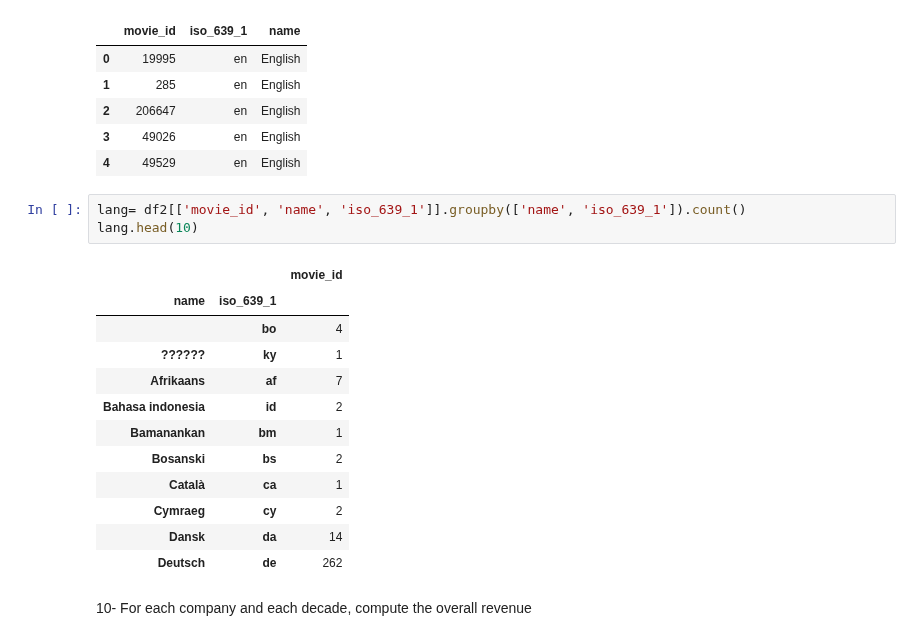
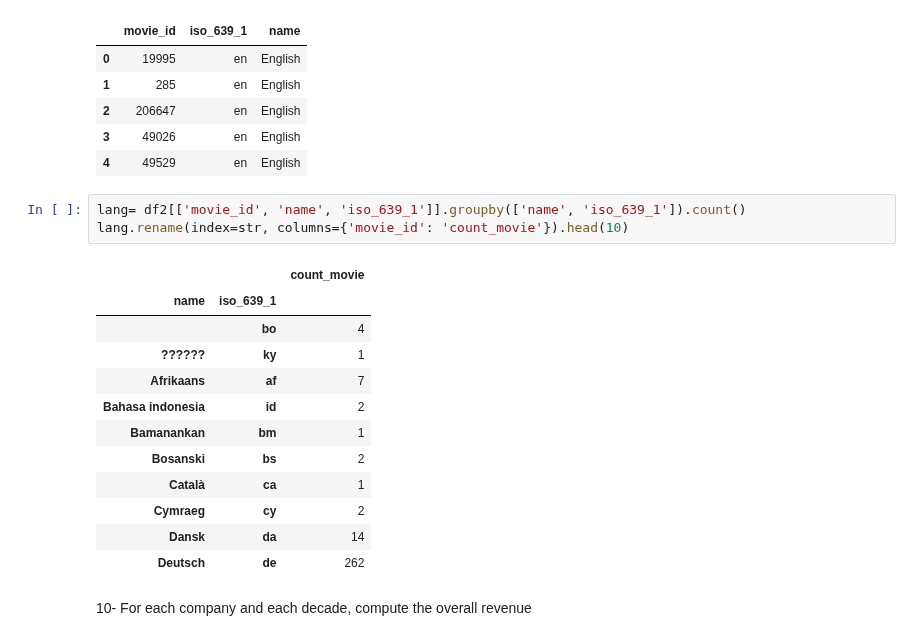
Before and after one commit to silviasantamaria/computerscience, a Jupyter notebook: Project+.ipynb, the cells around one changed output. Saved outputs shown, nothing was run; the diff lists cells and outputs as text.

```diff
--- a/Project+.ipynb
+++ b/Project+.ipynb
@@ -460,9 +460,9 @@ df2.head()
 | 4 | 49529 | en | English |
 # %%
 lang= df2[['movie_id', 'name', 'iso_639_1']].groupby(['name', 'iso_639_1']).count()
-lang.head(10)
+lang.rename(index=str, columns={'movie_id': 'count_movie'}).head(10)
 # %% [output]
-|  |  | movie_id |
+|  |  | count_movie |
 | name | iso_639_1 |  |
 |  | bo | 4 |
 | ?????? | ky | 1 |
```
Also changed, not shown: parts of 4 cells of this notebook.
